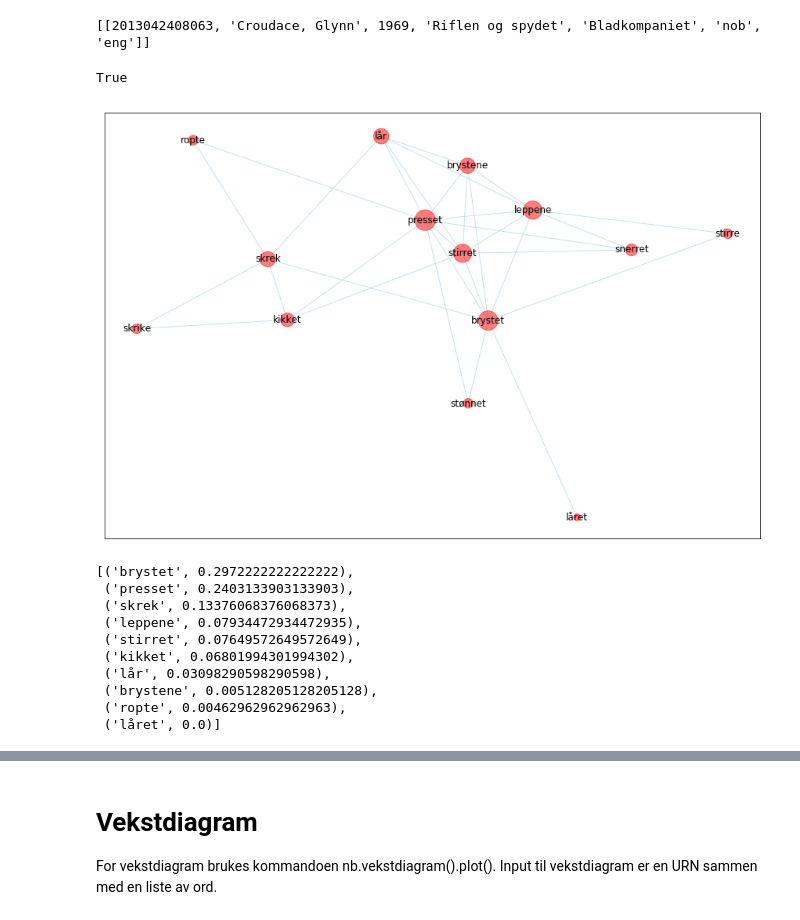
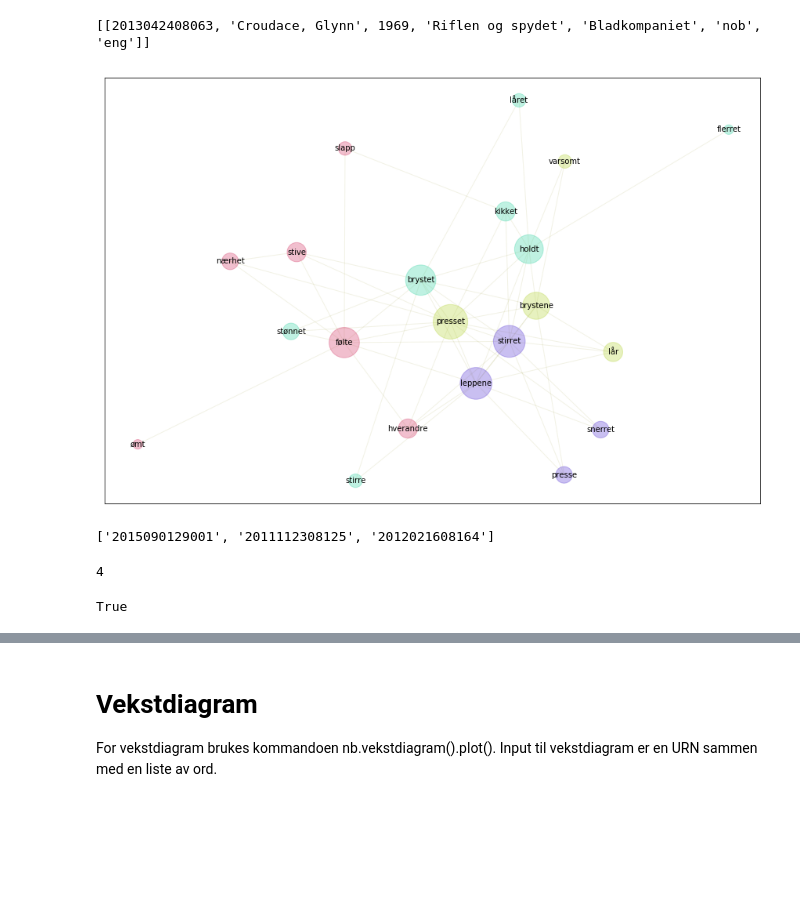
Before and after one commit to Yoonsen/xmining, a Jupyter notebook: eros_konk_analyse.ipynb, the cells around one changed output, grey strips where cells are left out. Drawn from its saved outputs; the diff is of its cells as text; code cells hidden in the pictures; blank space fills up the shorter version.

```diff
--- a/eros_konk_analyse.ipynb
+++ b/eros_konk_analyse.ipynb
@@ -53,3 +74,5 @@ rope roper ropte skrek skrike skriker presset kikket kikke kikker stirret stirre
+# %%
+omsorg = """hverandre holdt ømt varsomt følelse følte nærhet nærheten""".split()
 # %%
 gladord = nb.relaterte_ord('glad, munter')
 # %% [markdown]
@@ -61,22 +84,8 @@ print(nb.metadata(urns[30]))
 # %% [output]
 [[2013042408063, 'Croudace, Glynn', 1969, 'Riflen og spydet', 'Bladkompaniet', 'nob', 'eng']]
 # %%
-G = nb.make_network(urns[30], wordbag=words)
+G = nb.make_network(urns[30], wordbag=words+omsorg)
-# %%
-nb.draw_graph_centrality(G, fontsize=12, k=0.6)
-# %% [output]
-True
-[figure, removed]
-# %%
-nb.central_betweenness_characters(G)
-# %% [output]
-[('brystet', 0.2972222222222222),
- ('presset', 0.2403133903133903),
- ('skrek', 0.13376068376068373),
- ('leppene', 0.07934472934472935),
- ('stirret', 0.07649572649572649),
- ('kikket', 0.06801994301994302),
- ('lår', 0.03098290598290598),
- ('brystene', 0.005128205128205128),
- ('ropte', 0.00462962962962963),
- ('låret', 0.0)]
+# %%
+gnl.show_graph(G);
+# %% [output]
+[figure, added]
@@ -82,0 +94,4 @@ nb.central_betweenness_characters(G)
+# %%
+urns[:3]
+# %% [output]
+['2015090129001', '2011112308125', '2012021608164']
@@ -82,0 +133,9 @@ nb.central_betweenness_characters(G)
+# %%
+len(nb.refine_urn(urns, {'words':[ 'musa'], 'limit':len(urns)}))
+# %% [output]
+4
+# %%
+fitta = urn_coll('fitta',urns=urns)
+nb.normalize_corpus_dataframe(fitta)
+# %% [output]
+True
```
Also changed, not shown: parts of 41 cells of this notebook, 5 other files.
